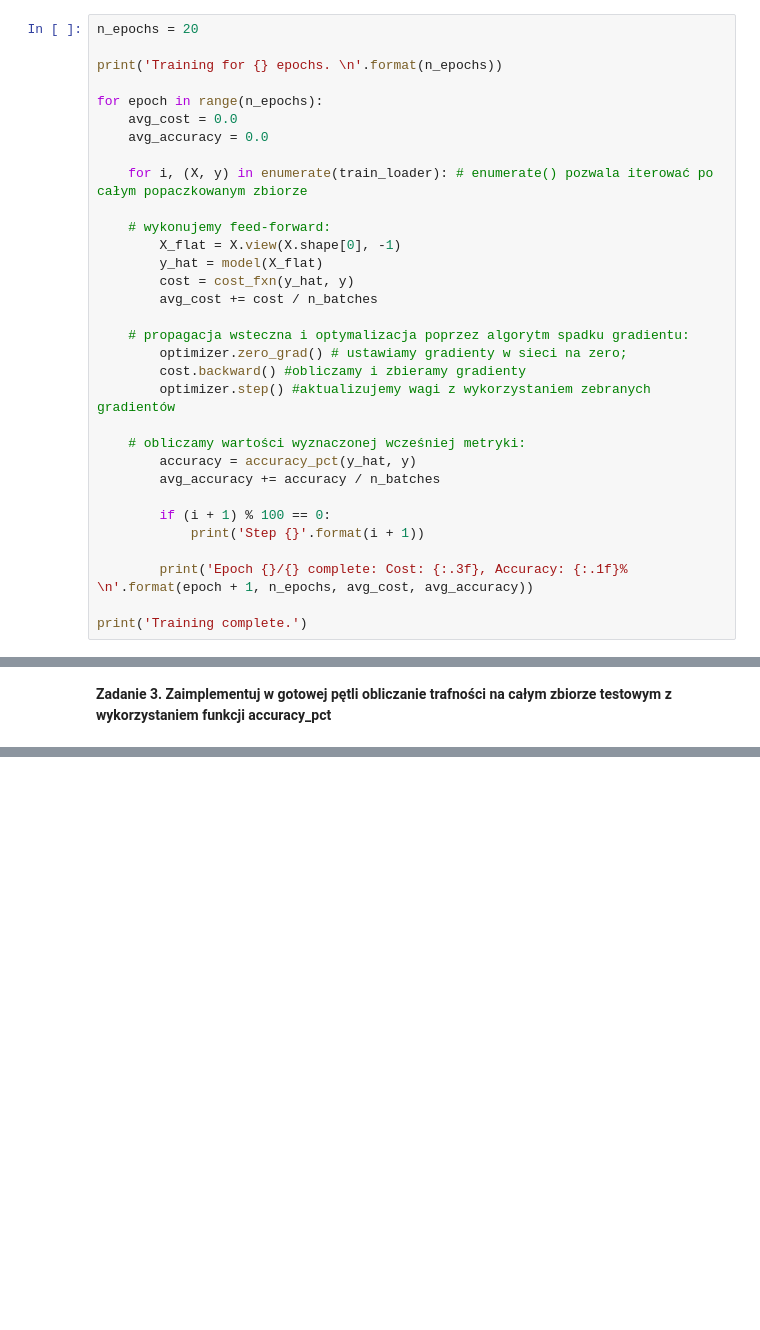
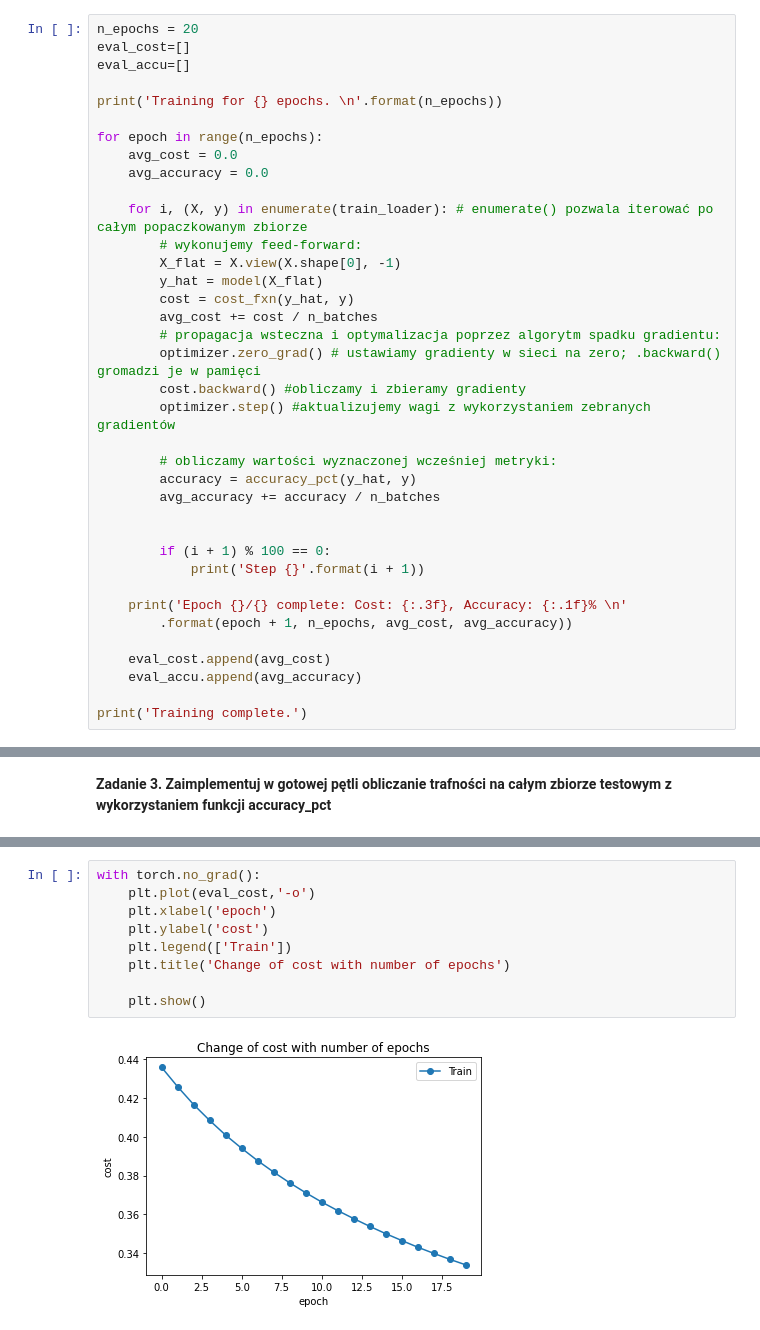
Before and after one commit to avengela/neural_networks_exercises, a Jupyter notebook: Deep learning/2. shallow_net_in_pytorch.ipynb, the cells around one changed output, grey strips where cells are left out. Drawn from its saved outputs; the diff is of its cells as text; blank space fills up the shorter version.

```diff
--- a/Deep learning/2. shallow_net_in_pytorch.ipynb
+++ b/Deep learning/2. shallow_net_in_pytorch.ipynb
@@ -232,6 +216,8 @@ def accuracy_pct(pred_y, true_y):
 (zwróćmy zwłaszcza uwagę na to co się dzieje w zagnieżdżonej pętli)
 # %%
 n_epochs = 20
+eval_cost=[]
+eval_accu=[]
 
 print('Training for {} epochs. \n'.format(n_epochs))
 
@@ -240,26 +226,29 @@ for epoch in range(n_epochs):
     avg_accuracy = 0.0
 
     for i, (X, y) in enumerate(train_loader): # enumerate() pozwala iterować po całym popaczkowanym zbiorze
-
-    # wykonujemy feed-forward:
+        # wykonujemy feed-forward:
         X_flat = X.view(X.shape[0], -1)
         y_hat = model(X_flat)
         cost = cost_fxn(y_hat, y)
         avg_cost += cost / n_batches
-
-    # propagacja wsteczna i optymalizacja poprzez algorytm spadku gradientu:
-        optimizer.zero_grad() # ustawiamy gradienty w sieci na zero;
+        # propagacja wsteczna i optymalizacja poprzez algorytm spadku gradientu:
+        optimizer.zero_grad() # ustawiamy gradienty w sieci na zero; .backward() gromadzi je w pamięci
         cost.backward() #obliczamy i zbieramy gradienty
         optimizer.step() #aktualizujemy wagi z wykorzystaniem zebranych gradientów
 
-    # obliczamy wartości wyznaczonej wcześniej metryki:
+        # obliczamy wartości wyznaczonej wcześniej metryki:
         accuracy = accuracy_pct(y_hat, y)
         avg_accuracy += accuracy / n_batches
+
 
         if (i + 1) % 100 == 0:
             print('Step {}'.format(i + 1))
 
-        print('Epoch {}/{} complete: Cost: {:.3f}, Accuracy: {:.1f}% \n'.format(epoch + 1, n_epochs, avg_cost, avg_accuracy))
+    print('Epoch {}/{} complete: Cost: {:.3f}, Accuracy: {:.1f}% \n'
+        .format(epoch + 1, n_epochs, avg_cost, avg_accuracy))
+
+    eval_cost.append(avg_cost)
+    eval_accu.append(avg_accuracy)
 
 print('Training complete.')
 # %% [output]
@@ -310,0 +306,11 @@ Test cost: 0.425, Test accuracy: 89.3%
+# %%
+with torch.no_grad():
+    plt.plot(eval_cost,'-o')
+    plt.xlabel('epoch')
+    plt.ylabel('cost')
+    plt.legend(['Train'])
+    plt.title('Change of cost with number of epochs')
+
+    plt.show()
+# %% [output]
+[figure, added]
```
Also changed, not shown: parts of 9 cells of this notebook, 6 other files.
